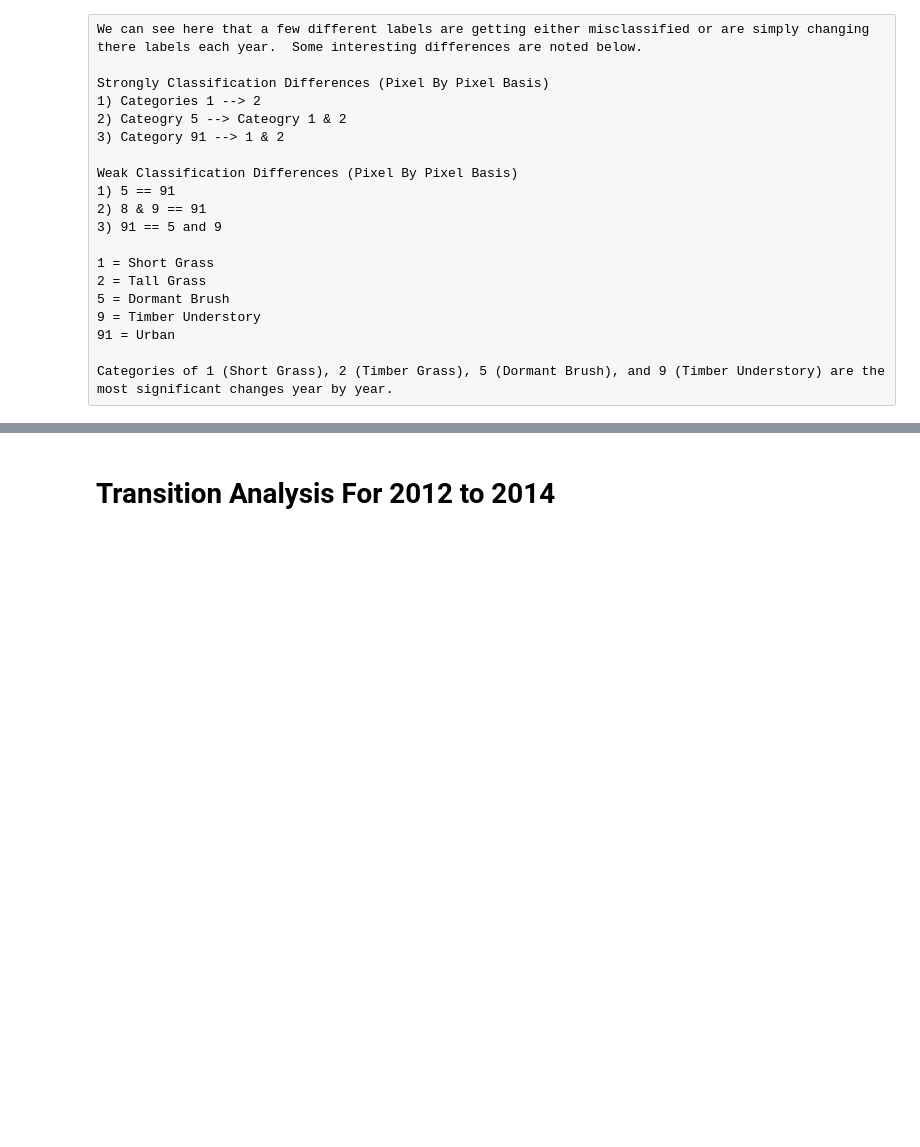
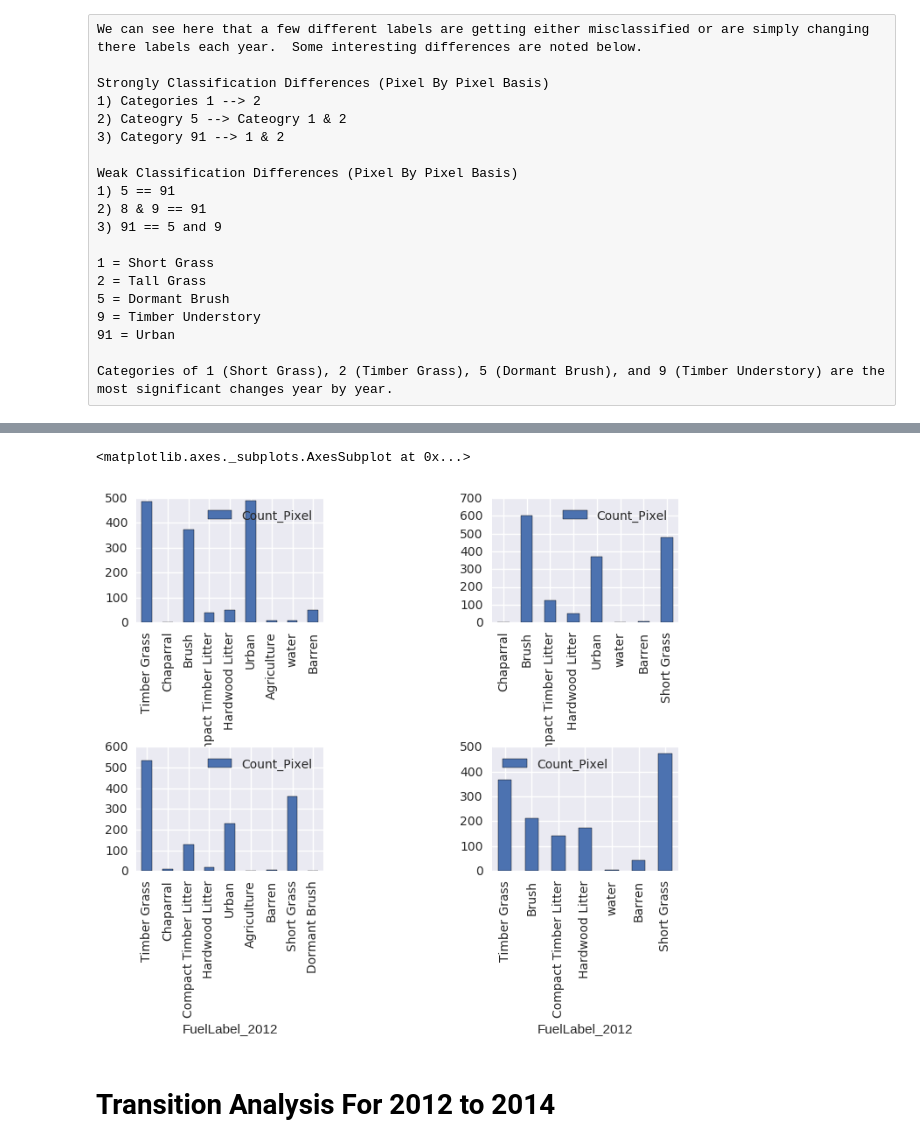
Before and after one commit to ryanriopelle/wildfire-data-analysis, a Jupyter notebook: Ryan/Transition_Analysis.ipynb, the cells around one changed output, grey strips where cells are left out. Drawn from its saved outputs; the diff is of its cells as text; code cells hidden in the pictures; blank space fills up the shorter version.

```diff
--- a/Ryan/Transition_Analysis.ipynb
+++ b/Ryan/Transition_Analysis.ipynb
@@ -188,6 +188,13 @@ print ls_labels
 # %%
 sum_diff10_12 = fueldiff10_12.groupby(['Fuel2010', 'Fuel2012']).size().rename('Count_Pixel').reset_index()
 sum_diff12_14 = fueldiff12_14.groupby(['Fuel2012', 'Fuel2014']).size().rename('Count_Pixel').reset_index()
+# %%
+Label_2010 = DecodeFuel[['id','fuelLabel']]
+Label_2012 = DecodeFuel[['id','fuelLabel']]
+Label_2014 = DecodeFuel[['id','fuelLabel']]
+Label_2010.columns = ['Fuel2010','FuelLabel_2010']
+Label_2012.columns = ['Fuel2012','FuelLabel_2012']
+Label_2014.columns = ['Fuel2014','FuelLabel_2014']
 # %%
 DecodeFuel[['id','fuelLabel']]
 # %% [output]
@@ -241,3 +243,7 @@ Weak Classification Differences (Pixel By Pixel Basis)
 91 = Urban
 
 Categories of 1 (Short Grass), 2 (Timber Grass), 5 (Dormant Brush), and 9 (Timber Understory) are the most significant changes year by year.
+# %%
+labeled_10_12 = sum_diff10_12.merge(Label_2010, on = 'Fuel2010')
+labeled_10_12 = labeled_10_12.merge(Label_2012, on = 'Fuel2012')
+labeled_10_12.head()
@@ -244,3 +257,19 @@ Categories of 1 (Short Grass), 2 (Timber Grass), 5 (Dormant Brush), and 9 (Timbe
+# %%
+diff_top_labels = ['Short Grass','Timber Grass', 'Brush', 'Urban']
+
+fig, axes = plt.subplots(nrows=2, ncols=2)
+plt.subplots_adjust(wspace=0.9, hspace=1);
+labeled_10_12[labeled_10_12['FuelLabel_2010'] == 'Short Grass'].plot(ax=axes[0,0],
+x="FuelLabel_2012", y="Count_Pixel", kind='bar')
+labeled_10_12[labeled_10_12['FuelLabel_2010'] == 'Timber Grass'].plot(ax=axes[0,1],
+x="FuelLabel_2012", y="Count_Pixel", kind='bar')
+labeled_10_12[labeled_10_12['FuelLabel_2010'] == 'Brush'].plot(ax=axes[1,0],
+x="FuelLabel_2012", y="Count_Pixel", kind='bar')
+labeled_10_12[labeled_10_12['FuelLabel_2010'] == 'Urban'].plot(ax=axes[1,1],
+x="FuelLabel_2012", y="Count_Pixel", kind='bar')
+# %% [output]
+<matplotlib.axes._subplots.AxesSubplot at 0x...>
+[figure, added]
 # %% [markdown]
 # Transition Analysis For 2012 to 2014
 # %%
```
Also changed, not shown: parts of 5 cells of this notebook.
